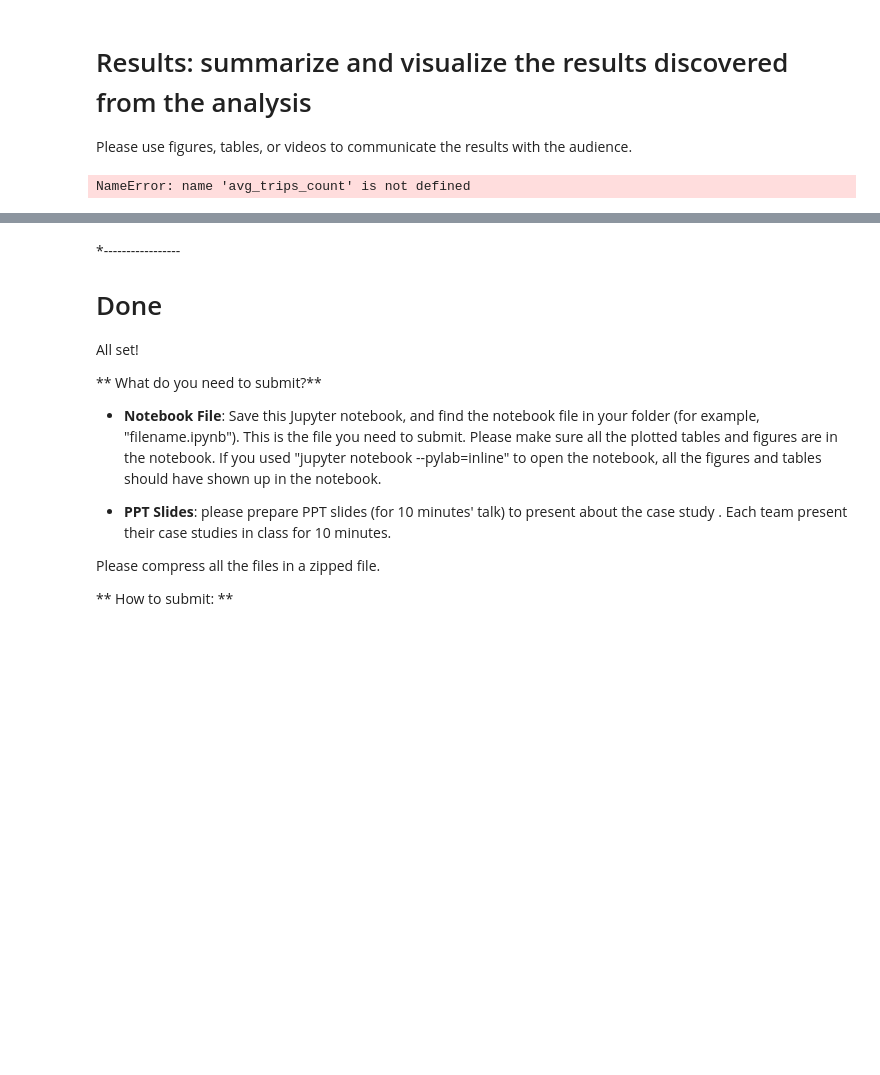
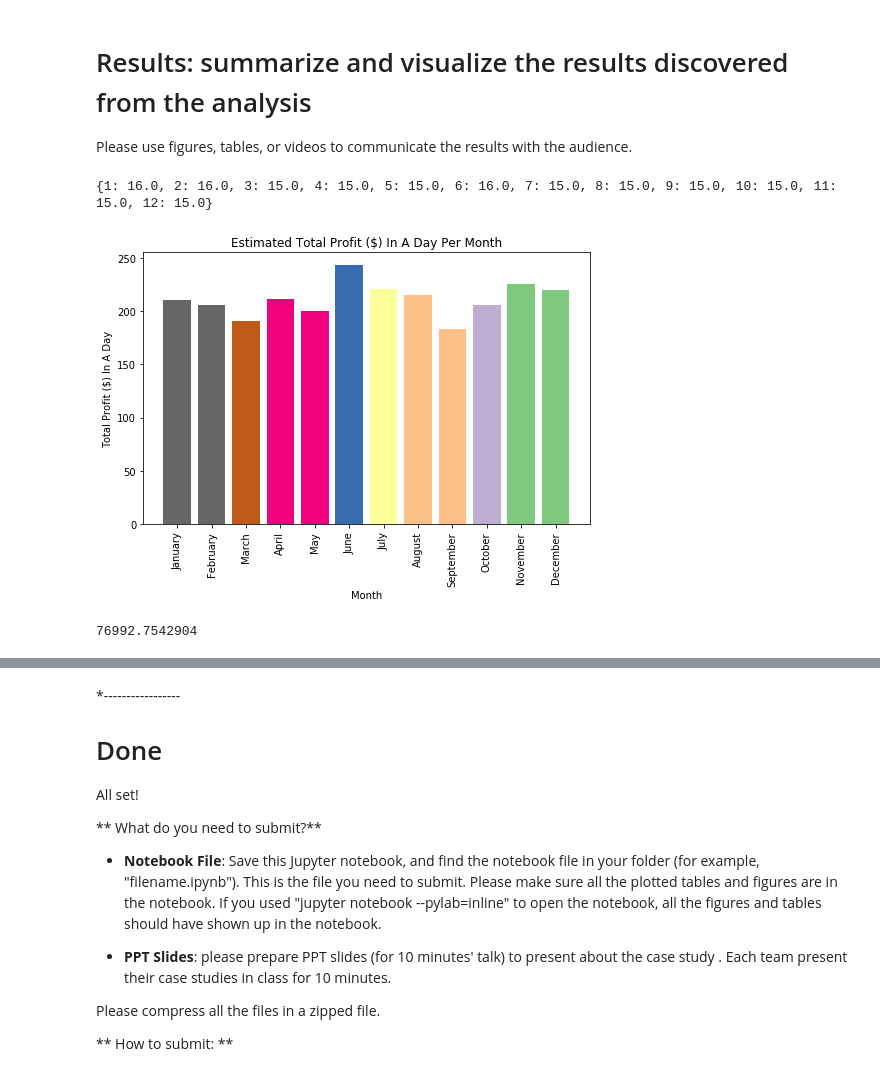
Before and after one commit to dontirun/DS3001-Case-4, a Jupyter notebook: case4.ipynb, the cells around one changed output, grey strips where cells are left out. Drawn from its saved outputs; the diff is of its cells as text; code cells hidden in the pictures; blank space fills up the shorter version.

```diff
--- a/case4.ipynb
+++ b/case4.ipynb
@@ -351,25 +352,51 @@ Please use figures, tables, or videos to communicate the results with the audien
 # %%
 # Data needed for formula:
 # avg_trips_count, sum_fare_revenue, sum_dist_driven
 
 print avg_trips_count
 
 # Calculate cumulative revenue from fares based on number of estimated trips per day
 sum_fare_profit = dict()
 for key in sum_fare_revenue.keys():
     sum_fare_profit[key] = sum_fare_revenue[key] - sum_dist_driven[key] * .54
 
 make_avg_chart(months, sum_fare_profit, 'Total Profit ($) In A Day', 'Estimated')
 
 #Now, how long does it take for a taxi driver to make money?
 
 total_yearly_profit = 0
 for key in sum_fare_profit.keys():
-    total_yearly_profit += sum_fare_profit[key]
+
+    if(key == 1):
+        total_yearly_profit += sum_fare_profit[key] *31
+    elif (key == 2):
+        total_yearly_profit += sum_fare_profit[key] *28.25
+    elif (key == 3):
+        total_yearly_profit += sum_fare_profit[key] *31
+    elif (key == 4):
+        total_yearly_profit += sum_fare_profit[key] *30
+    elif (key == 5):
+        total_yearly_profit += sum_fare_profit[key] *31
+    elif (key == 6):
+        total_yearly_profit += sum_fare_profit[key] *30
+    elif (key == 7):
+        total_yearly_profit += sum_fare_profit[key] *31
+    elif (key == 8):
+        total_yearly_profit += sum_fare_profit[key] *31
+    elif (key == 9):
+        total_yearly_profit += sum_fare_profit[key] *30
+    elif (key == 10):
+        total_yearly_profit += sum_fare_profit[key] *31
+    elif (key == 11):
+        total_yearly_profit += sum_fare_profit[key] *30
+    elif (key == 12):
+        total_yearly_profit += sum_fare_profit[key] *31
 
 print total_yearly_profit
 
 # Each is a dictionary of key=month ID in range [1, 12], value=associated estimate/average
 # value per day in that month for that dictionary
 # %% [output]
-NameError: name 'avg_trips_count' is not defined
+{1: 16.0, 2: 16.0, 3: 15.0, 4: 15.0, 5: 15.0, 6: 16.0, 7: 15.0, 8: 15.0, 9: 15.0, 10: 15.0, 11: 15.0, 12: 15.0}
+[figure, added]
+76992.7542904
```
Also changed, not shown: parts of 4 cells of this notebook, 1 other file.
